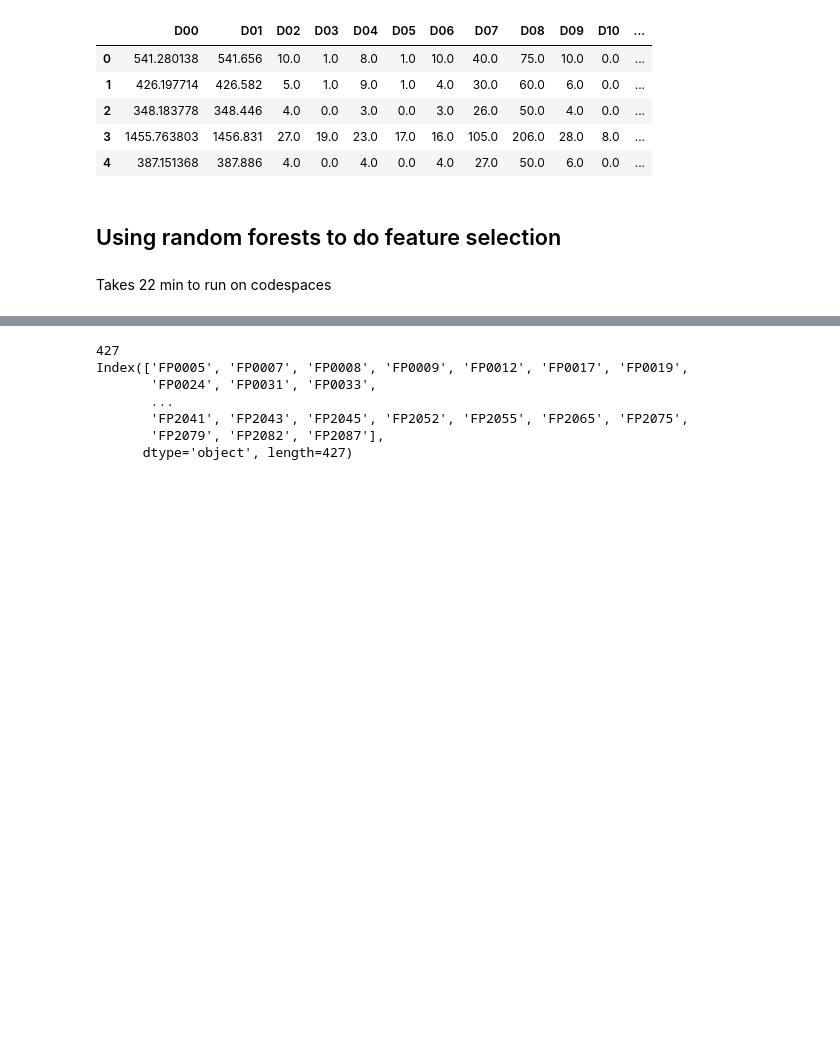
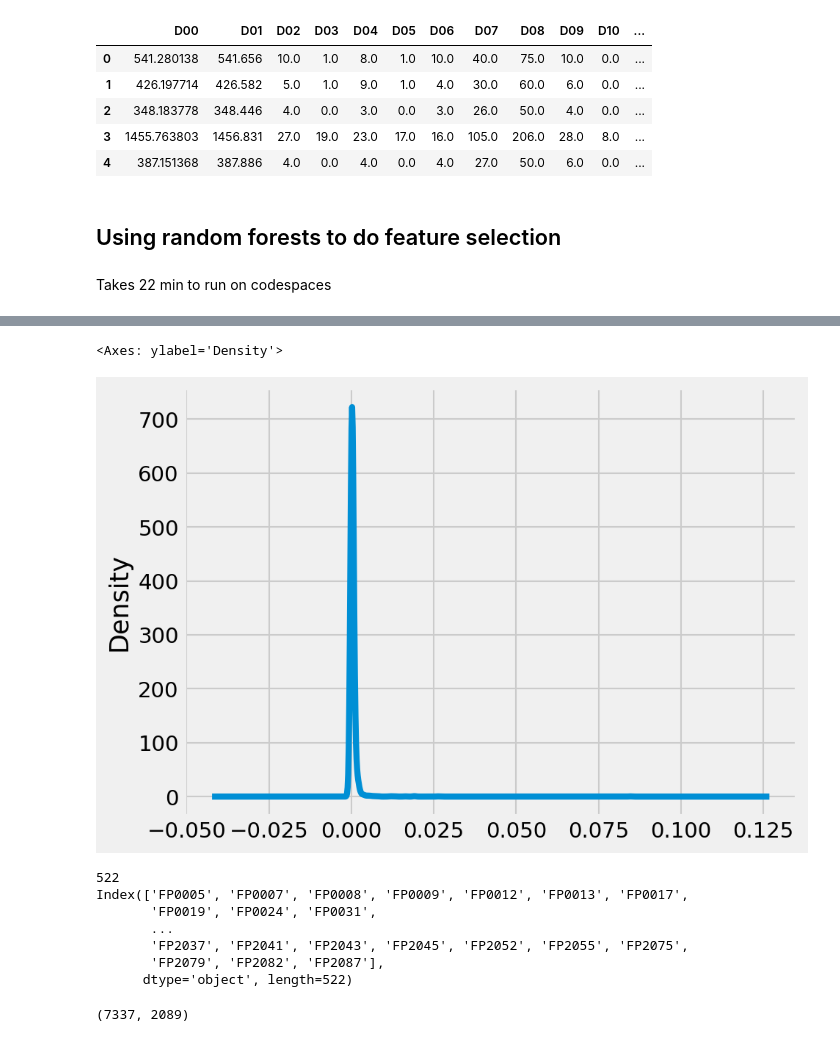
Before and after one commit to Parolps/Projeto-3, a Jupyter notebook: notebooks/Feat_sel_featimportances.ipynb, the cells around one changed output, grey strips where cells are left out. Saved outputs shown, nothing was run; the diff lists cells and outputs as text; code cells hidden in the pictures; blank space fills up the shorter version.

Commit message:
Some feat select

```diff
--- a/notebooks/Feat_sel_featimportances.ipynb
+++ b/notebooks/Feat_sel_featimportances.ipynb
@@ -60,8 +72,13 @@ Length: 2089, dtype: float64
+# %%
+importances.mean(axis=1).plot.kde()
+# %% [output]
+<Axes: ylabel='Density'>
+[figure, added]
 # %%
 from sklearn.ensemble import RandomForestRegressor
 from sklearn.feature_selection import SelectFromModel
 
-sel = SelectFromModel(RandomForestRegressor(n_estimators=100))
+sel = SelectFromModel(RandomForestRegressor(n_estimators=100), threshold=0.000390)
 sel.fit(FPs, y_train)
 
 sel.get_support()
@@ -70,10 +87,14 @@ selected_feat = FPs.columns[(sel.get_support())]
 print(len(selected_feat))
 print(selected_feat)
 # %% [output]
-427
-Index(['FP0005', 'FP0007', 'FP0008', 'FP0009', 'FP0012', 'FP0017', 'FP0019',
-       'FP0024', 'FP0031', 'FP0033',
+522
+Index(['FP0005', 'FP0007', 'FP0008', 'FP0009', 'FP0012', 'FP0013', 'FP0017',
+       'FP0019', 'FP0024', 'FP0031',
        ...
-       'FP2041', 'FP2043', 'FP2045', 'FP2052', 'FP2055', 'FP2065', 'FP2075',
+       'FP2037', 'FP2041', 'FP2043', 'FP2045', 'FP2052', 'FP2055', 'FP2075',
        'FP2079', 'FP2082', 'FP2087'],
-      dtype='object', length=427)
+      dtype='object', length=522)
+# %%
+FPs.shape
+# %% [output]
+(7337, 2089)
```
Also changed, not shown: parts of 5 cells of this notebook, 1 other file.
